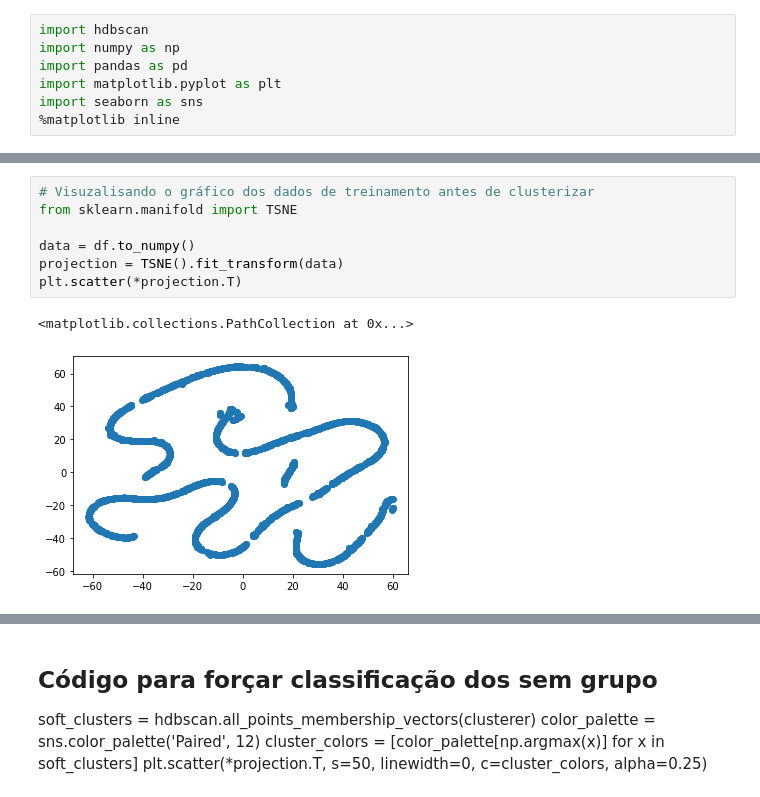
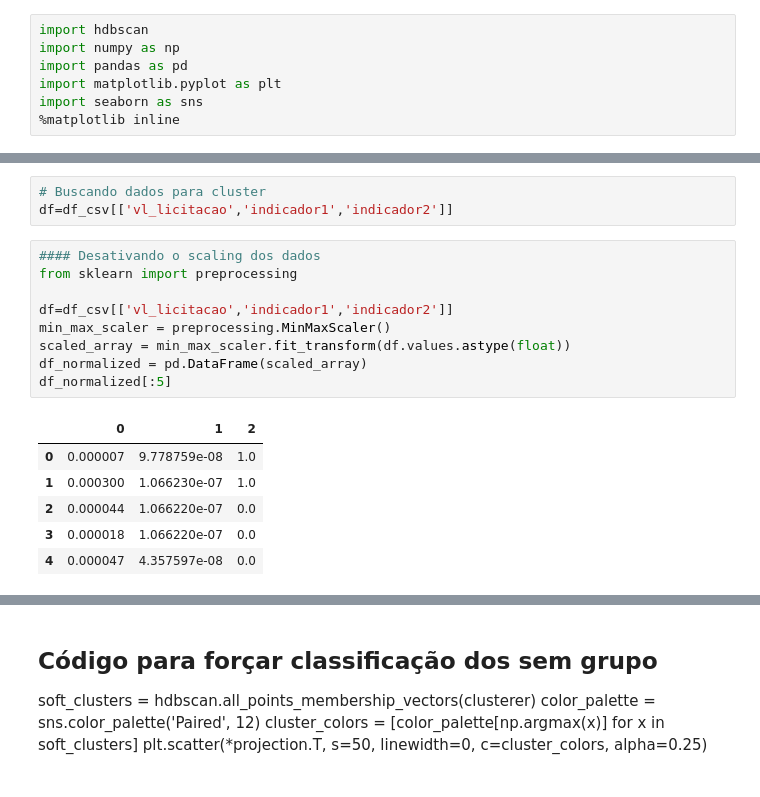
Before and after one commit to DenisAraujo68/hackFestRS, a Jupyter notebook: jupyter/HackFestRS-clustering.ipynb, the cells around one changed output, grey strips where cells are left out. Saved outputs shown, nothing was run; the diff lists cells and outputs as text.

```diff
--- a/jupyter/HackFestRS-clustering.ipynb
+++ b/jupyter/HackFestRS-clustering.ipynb
@@ -34,12 +23,21 @@ df_normalized[:5]
-# %%
-# Visuzalisando o gráfico dos dados de treinamento antes de clusterizar
-from sklearn.manifold import TSNE
-
-data = df.to_numpy()
-projection = TSNE().fit_transform(data)
-plt.scatter(*projection.T)
-# %% [output]
-<matplotlib.collections.PathCollection at 0x...>
-[figure, removed]
+# %%
+# Buscando dados para cluster
+df=df_csv[['vl_licitacao','indicador1','indicador2']]
+# %%
+#### Desativando o scaling dos dados
+from sklearn import preprocessing
+
+df=df_csv[['vl_licitacao','indicador1','indicador2']]
+min_max_scaler = preprocessing.MinMaxScaler()
+scaled_array = min_max_scaler.fit_transform(df.values.astype(float))
+df_normalized = pd.DataFrame(scaled_array)
+df_normalized[:5]
+# %% [output]
+|  | 0 | 1 | 2 |
+| 0 | 0.000007 | 9.778759e-08 | 1.0 |
+| 1 | 0.000300 | 1.066230e-07 | 1.0 |
+| 2 | 0.000044 | 1.066220e-07 | 0.0 |
+| 3 | 0.000018 | 1.066220e-07 | 0.0 |
+| 4 | 0.000047 | 4.357597e-08 | 0.0 |
 # %%
 # Treinando o modelo
```
Also changed, not shown: parts of 7 cells of this notebook, 2 other files.
